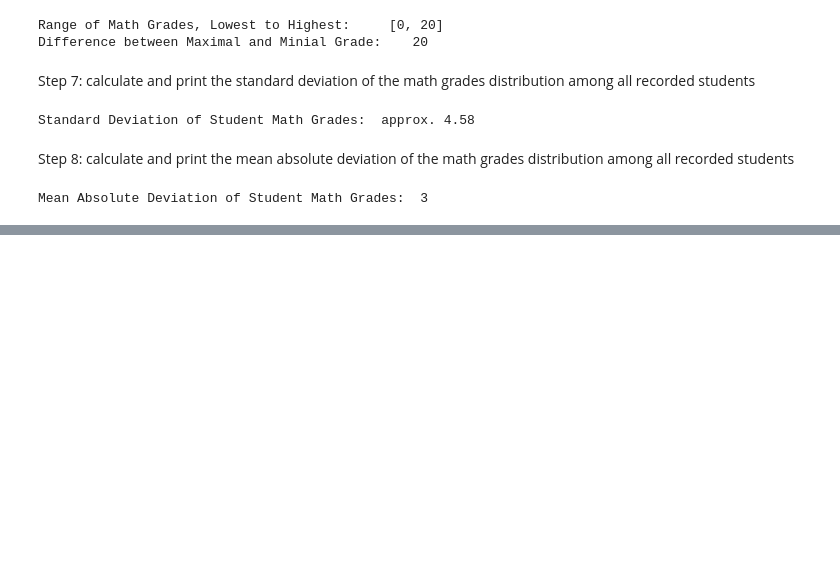
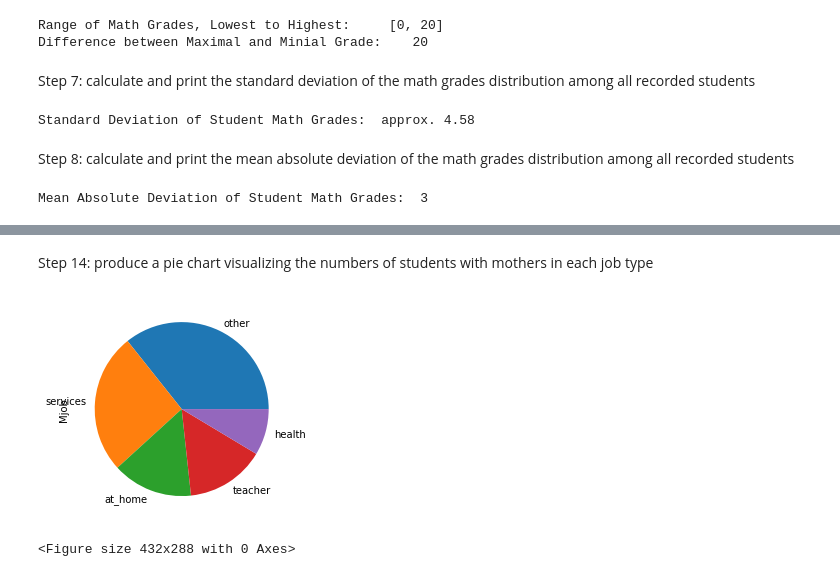
Before and after one commit to roberthallds/PersonalProjects, a Jupyter notebook: Data Analysis/EDA on Student Records/project.ipynb, the cells around one changed output, grey strips where cells are left out. Drawn from its saved outputs; the diff is of its cells as text; code cells hidden in the pictures; blank space fills up the shorter version.

```diff
--- a/Data Analysis/EDA on Student Records/project.ipynb
+++ b/Data Analysis/EDA on Student Records/project.ipynb
@@ -111,0 +176,9 @@ Mean Absolute Deviation of Student Math Grades:  3
+# %% [markdown]
+Step 14: produce a pie chart visualizing the numbers of students with mothers in each job type
+# %%
+students.Mjob.value_counts().plot.pie()
+plt.show()
+plt.clf()
+# %% [output]
+[figure, added]
+<Figure size 432x288 with 0 Axes>
```
Also changed, not shown: parts of 10 cells of this notebook.
